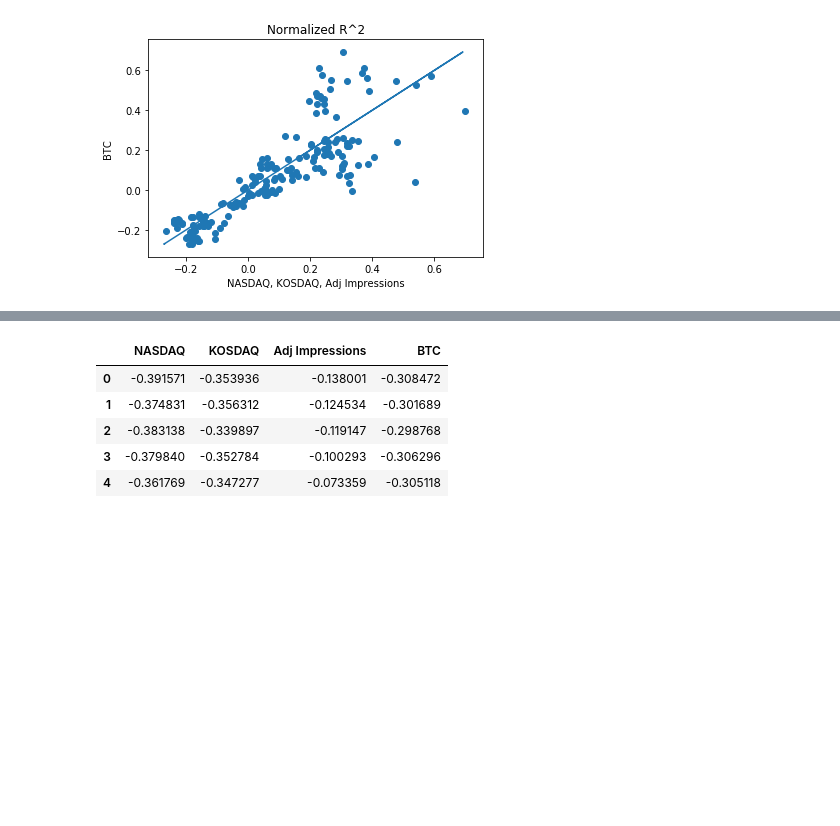
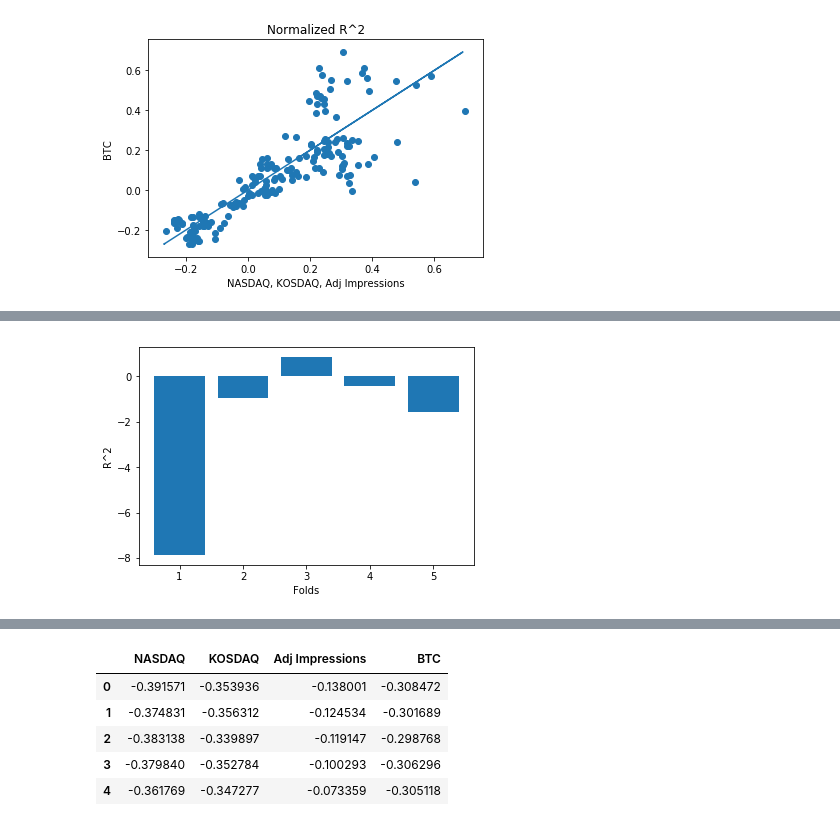
Before and after one commit to Columbia-Intro-Data-Science/python-introduction-MohiAhmed, a Jupyter notebook: Bitcoin Prediction Final Project.ipynb, the cells around one changed output, grey strips where cells are left out. Drawn from its saved outputs; the diff is of its cells as text; code cells hidden in the pictures; blank space fills up the shorter version.

```diff
--- a/Bitcoin Prediction Final Project.ipynb
+++ b/Bitcoin Prediction Final Project.ipynb
@@ -506,0 +533,8 @@ Text(0,0.5,'BTC')
+# %%
+plt.xlabel('Folds')
+plt.ylabel('R^2')
+
+plt.bar(range(1,6),kfoldscores)
+plt.show()
+# %% [output]
+[figure, added]
```
Also changed, not shown: parts of 11 cells of this notebook.
